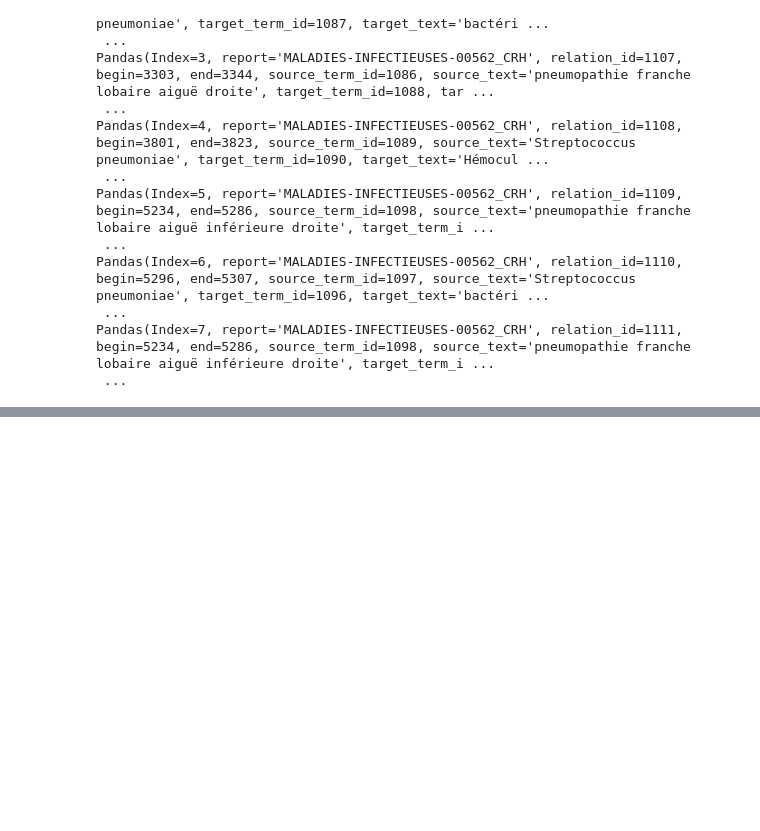
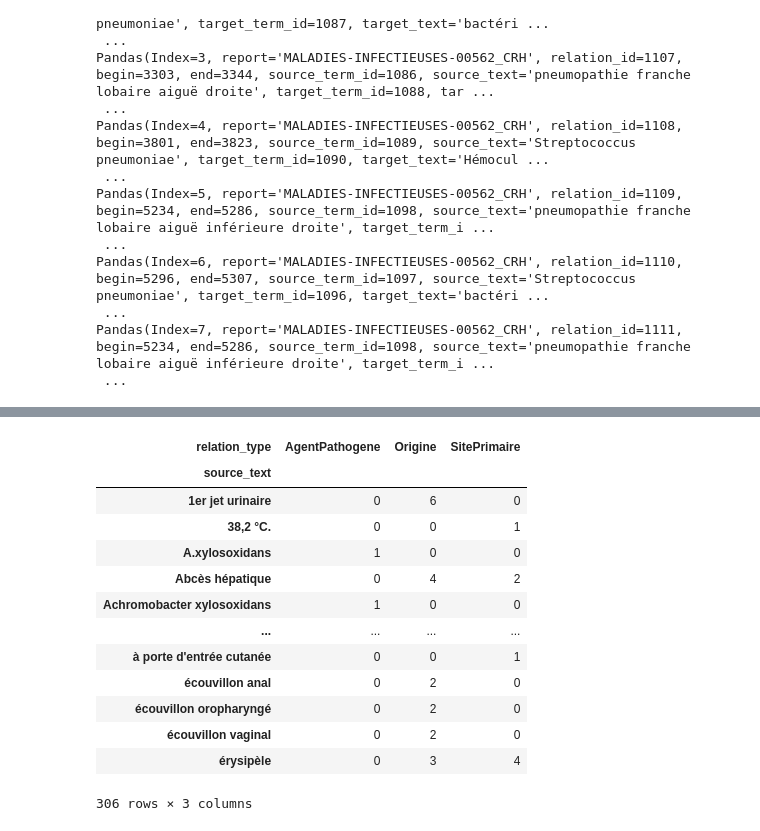
Before and after one commit to PJGouze/KG_RAG, a Jupyter notebook: KG_RAG/tests_and_req/test_gnn.ipynb, the cells around one changed output, grey strips where cells are left out. Cells and saved outputs as stored; diff of their text form; code cells hidden in the pictures; blank space fills up the shorter version.

```diff
--- a/KG_RAG/tests_and_req/test_gnn.ipynb
+++ b/KG_RAG/tests_and_req/test_gnn.ipynb
@@ -273,3 +277,25 @@ Pandas(Index=6, report='MALADIES-INFECTIEUSES-00562_CRH', relation_id=1110, begi
  ...
 Pandas(Index=7, report='MALADIES-INFECTIEUSES-00562_CRH', relation_id=1111, begin=5234, end=5286, source_term_id=1098, source_text='pneumopathie franche lobaire aiguë inférieure droite', target_term_i ...
  ...
+# %%
+import pandas as pd
+
+relations = dfs["relations"].copy()
+
+# transformer les colonnes d'attributs en une seule colonne
+relation_cols = [
+    "attribute_RelationAgentPathogene",
+    "attribute_RelationSitePrimaire",
+    "attribute_RelationOrigine"
+]
+
+def extract_relation_type(row):
+    for col in relation_cols:
+        if pd.notna(row[col]):
+            return row[col]
+    return None
+
+relations["relation_type"] = relations.apply(extract_relation_type, axis=1)
+
+relation_counts = relations["relation_type"].value_counts()
+print(relation_counts)
@@ -275,0 +376,25 @@ Pandas(Index=7, report='MALADIES-INFECTIEUSES-00562_CRH', relation_id=1111, begi
+# %%
+pivot = pd.pivot_table(
+    relations,
+    index="source_text",
+    columns="relation_type",
+    aggfunc="size",
+    fill_value=0
+)
+
+pivot
+# %% [output]
+| relation_type | AgentPathogene | Origine | SitePrimaire |
+| source_text |  |  |  |
+| 1er jet urinaire | 0 | 6 | 0 |
+| 38,2 °C. | 0 | 0 | 1 |
+| A.xylosoxidans | 1 | 0 | 0 |
+| Abcès hépatique | 0 | 4 | 2 |
+| Achromobacter xylosoxidans | 1 | 0 | 0 |
+| ... | ... | ... | ... |
+| à porte d'entrée cutanée | 0 | 0 | 1 |
+| écouvillon anal | 0 | 2 | 0 |
+| écouvillon oropharyngé | 0 | 2 | 0 |
+| écouvillon vaginal | 0 | 2 | 0 |
+| érysipèle | 0 | 3 | 4 |
+306 rows × 3 columns
```
Also changed, not shown: parts of 10 cells of this notebook.
